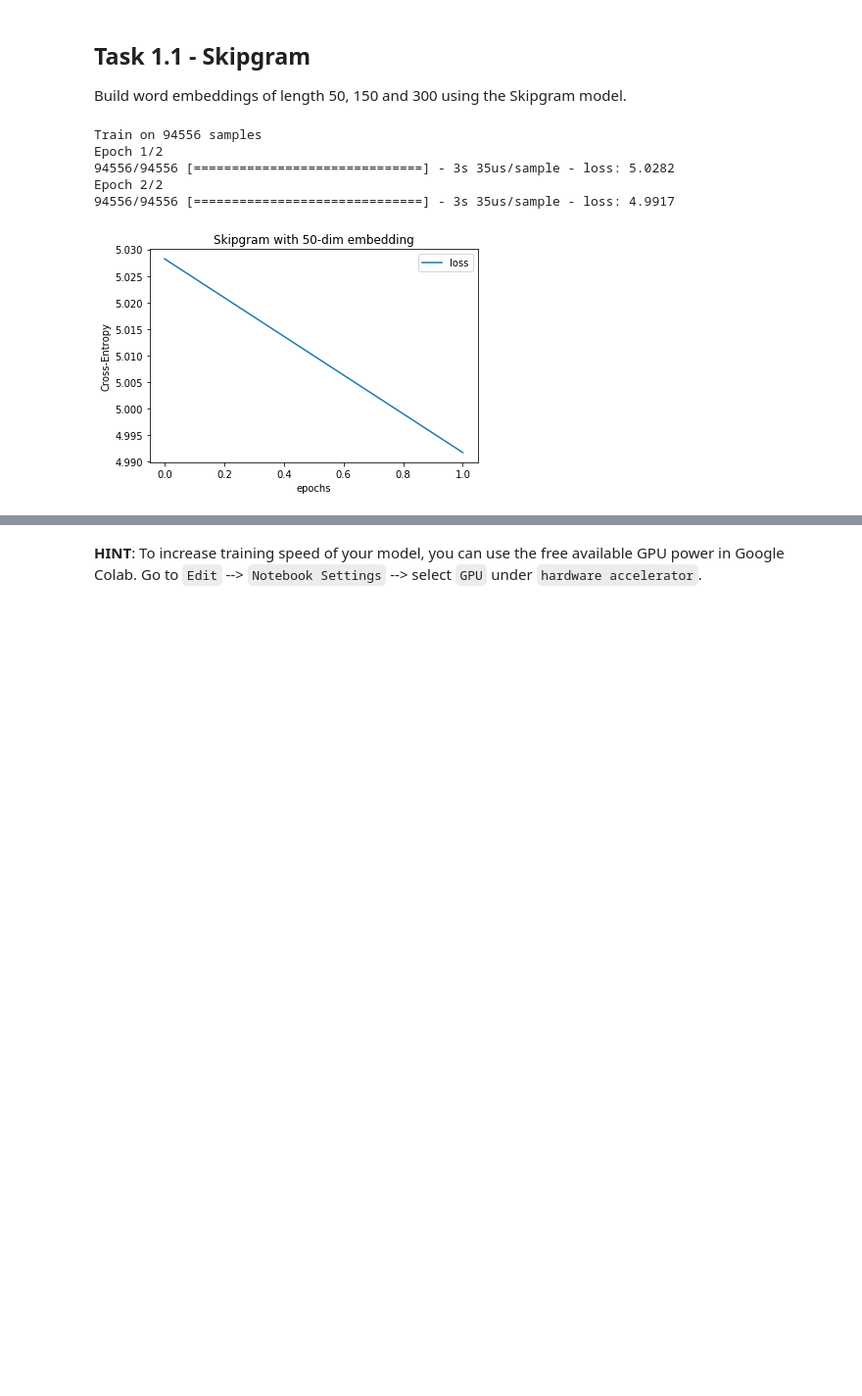
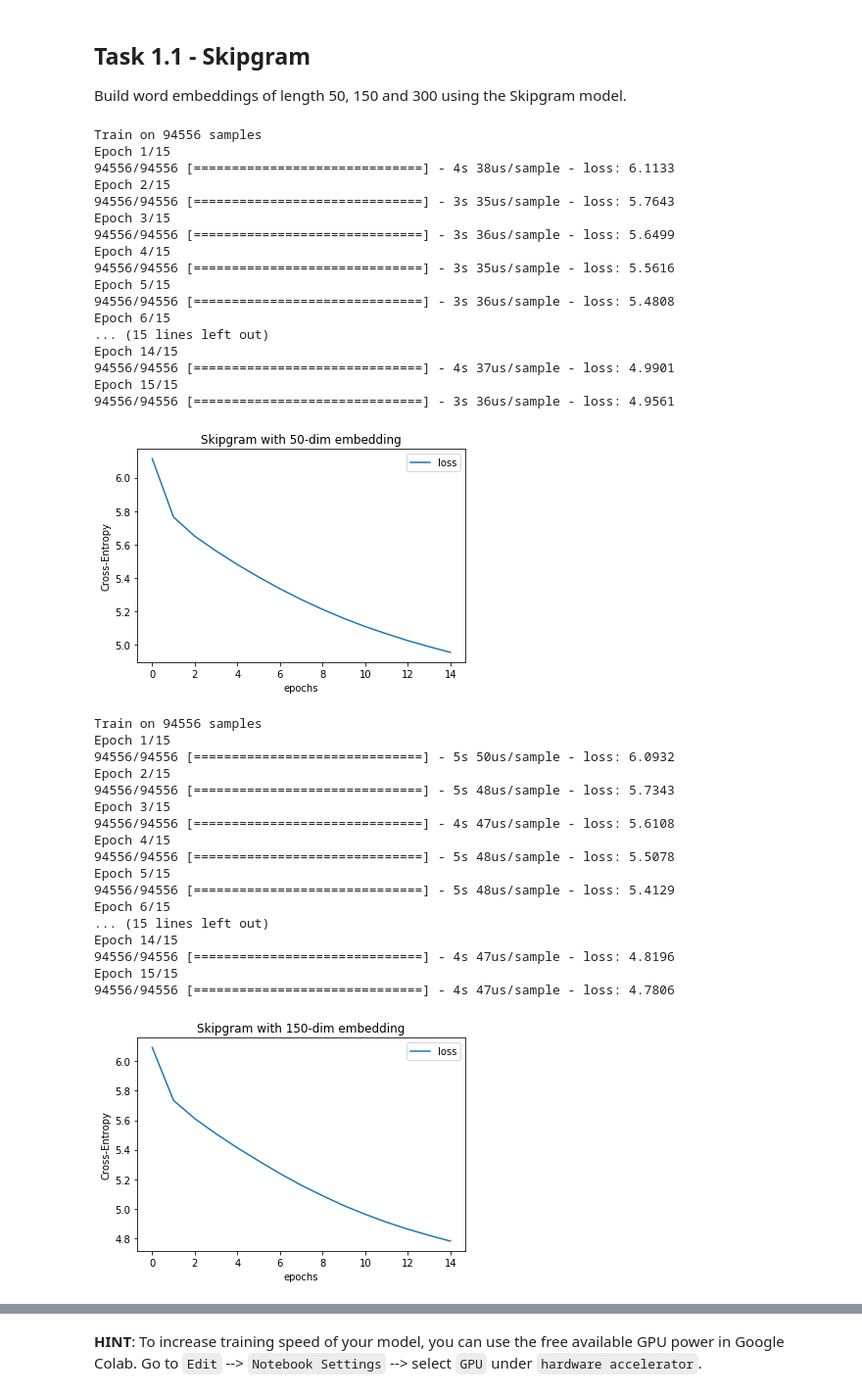
Before and after one commit to Joriswillems/deeplearning, a Jupyter notebook: assigment1/Assignment_1_(TF_2).ipynb, the cells around one changed output, grey strips where cells are left out. Shown at 98% size. Cells and saved outputs as stored; diff of their text form; code cells hidden in the pictures; blank space fills up the shorter version.

```diff
--- a/assigment1/Assignment_1_(TF_2).ipynb
+++ b/assigment1/Assignment_1_(TF_2).ipynb
@@ -151,27 +151,57 @@ x , y = generate_data_skipgram(corpus,window_size,V)
 # %%
 # create skipgram architecture
 def build_skipgram(dim):
     skipgram = Sequential()
     skipgram.add(Embedding(input_dim=V, output_dim=dim, embeddings_initializer='glorot_uniform', input_length=1))
     skipgram.add(Reshape((dim, )))
     skipgram.add(Dense(V, kernel_initializer='glorot_uniform', activation='softmax'))
-    skipgram.compile(loss='categorical_crossentropy', optimizer=keras.optimizers.SGD(learning_rate=1))
+    skipgram.compile(loss='categorical_crossentropy', optimizer=keras.optimizers.SGD(learning_rate=2))
     return skipgram
 
 def fit_skipgram(dim, batch_size=64, epochs=20):
     skipgram = build_skipgram(dim)
-    history = skipgram_50.fit(x, y, batch_size=batch_size, epochs=epochs)
+    history = skipgram.fit(x, y, batch_size=batch_size, epochs=epochs)
     save_embedding("embeddingSkipgram/{}.npy".format(dim), skipgram)
     save_history("embeddingSkipgram/{}.json".format(dim), history)
     plot_history(history, title="Skipgram with {}-dim embedding".format(dim))
 
 fit_skipgram(50, batch_size=64, epochs=15)
-fit_skipgram(100, batch_size=64, epochs=15)
 fit_skipgram(150, batch_size=64, epochs=15)
+fit_skipgram(300, batch_size=64, epochs=15)
 # %% [output]
 Train on 94556 samples
-Epoch 1/2
-94556/94556 [==============================] - 3s 35us/sample - loss: 5.0282
-Epoch 2/2
-94556/94556 [==============================] - 3s 35us/sample - loss: 4.9917
+Epoch 1/15
+94556/94556 [==============================] - 4s 38us/sample - loss: 6.1133
+Epoch 2/15
+94556/94556 [==============================] - 3s 35us/sample - loss: 5.7643
+Epoch 3/15
+94556/94556 [==============================] - 3s 36us/sample - loss: 5.6499
+Epoch 4/15
+94556/94556 [==============================] - 3s 35us/sample - loss: 5.5616
+Epoch 5/15
+94556/94556 [==============================] - 3s 36us/sample - loss: 5.4808
+Epoch 6/15
+... (15 lines left out)
+Epoch 14/15
+94556/94556 [==============================] - 4s 37us/sample - loss: 4.9901
+Epoch 15/15
+94556/94556 [==============================] - 3s 36us/sample - loss: 4.9561
-[figure, old version]
+[figure, new version]
+Train on 94556 samples
+Epoch 1/15
+94556/94556 [==============================] - 5s 50us/sample - loss: 6.0932
+Epoch 2/15
+94556/94556 [==============================] - 5s 48us/sample - loss: 5.7343
+Epoch 3/15
+94556/94556 [==============================] - 4s 47us/sample - loss: 5.6108
+Epoch 4/15
+94556/94556 [==============================] - 5s 48us/sample - loss: 5.5078
+Epoch 5/15
+94556/94556 [==============================] - 5s 48us/sample - loss: 5.4129
+Epoch 6/15
+... (15 lines left out)
+Epoch 14/15
+94556/94556 [==============================] - 4s 47us/sample - loss: 4.8196
+Epoch 15/15
+94556/94556 [==============================] - 4s 47us/sample - loss: 4.7806
+[figure, added]
```
Also changed, not shown: parts of 5 cells of this notebook.
